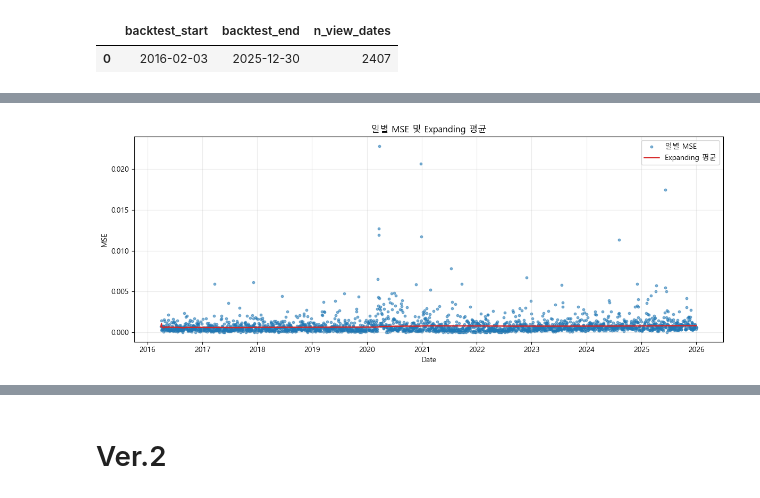
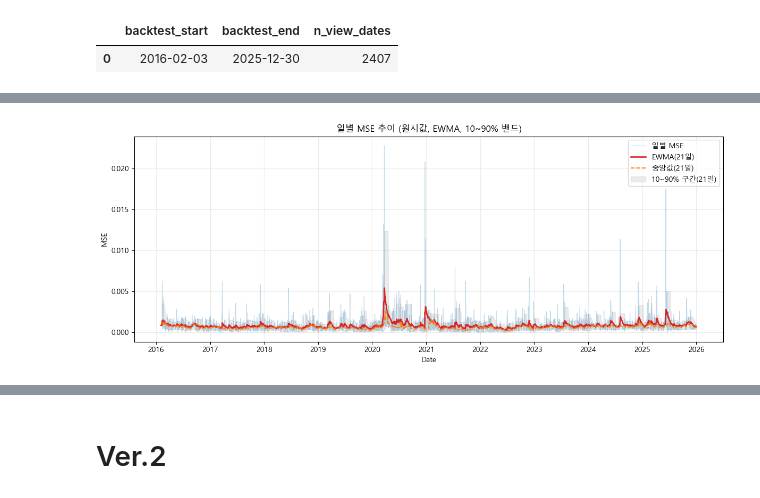
Before and after one commit to NGSFHSDO/DB-IFC, a Jupyter notebook: Final.ipynb, the cells around one changed output, grey strips where cells are left out. Saved outputs shown, nothing was run; the diff lists cells and outputs as text; code cells hidden in the pictures.

```diff
--- a/Final.ipynb
+++ b/Final.ipynb
@@ -136,7 +191,7 @@ ax.set_yticks(np.arange(len(heat.index)))
 ax.set_yticklabels(heat.index.astype(str))
 
 if use_kr:
-    ax.set_title(f"유니버스 종목수 히트맵(월평균, 누적 {MIN_REPORT_COUNT}개 이상)")
+    ax.set_title(f"일평균 리포트 종목수 히트맵(월평균, 누적 리포트 {MIN_REPORT_COUNT}개 이상)")
     ax.set_xlabel("월")
     ax.set_ylabel("연도")
     cbar_label = "월평균 종목수"
@@ -756,8 +822,8 @@ def calc_mdd(cum):
 # %%
 # 21) 백테스트 실행
 RISK_AVERSION = 2.5
-OMEGA_MIN_OBS = 20
 OMEGA_FALLBACK_MSE = 1e-4
+OMEGA_EWMA_SPAN = 21
 MIN_COVERAGE = 0.9
 TAU = 1.0
 LONG_ONLY = True
@@ -766,7 +832,7 @@ TRANSACTION_COST_BPS = 0.0
 SELL_TAX_BPS = 0.0
 
 ret_index = ret_wide.index
-omega_day_sse, omega_day_cnt = 0.0, 0
+omega_ewma_mse = np.nan
 omega_daily_hist = []
 results, weights_hist = [], []
 prev_w, prev_tickers = None, None
@@ -782,7 +848,7 @@ for view_date in tqdm(view_dates, desc="Backtest", total=len(view_dates)):
             continue
         P = build_pick_matrix(tu, tv)
         tau = (1.0 / len(tu)) if TAU is None else float(TAU)
-        omega_level = get_omega_level(omega_day_sse, omega_day_cnt, OMEGA_MIN_OBS, OMEGA_FALLBACK_MSE)
+        omega_level = get_omega_level(omega_ewma_mse, OMEGA_FALLBACK_MSE)
         Omega = np.eye(len(Q), dtype=float) * omega_level
 
         live = pd.to_datetime(view_date) >= pd.to_datetime(backtest_start)
@@ -809,7 +875,7 @@ for view_date in tqdm(view_dates, desc="Backtest", total=len(view_dates)):
 
     ps = pd.Series(Q, index=tv)
     rs = pd.Series(ret_vec, index=tick_ret)
-    omega_day_sse, omega_day_cnt, omega_daily_hist = update_omega_state(ps, rs, omega_day_sse, omega_day_cnt, omega_daily_hist, view_date, ret_date)
+    _, omega_ewma_mse, omega_daily_hist = update_omega_state(ps, rs, omega_ewma_mse, OMEGA_EWMA_SPAN, omega_daily_hist, view_date, ret_date)
 
     if pd.to_datetime(view_date) < pd.to_datetime(backtest_start):
         continue
@@ -894,45 +975,57 @@ else:
     if date_col is None or ("mse_day" not in d.columns):
         print("omega_daily에 필요한 컬럼(ret_date/view_date, mse_day)이 없습니다.")
     else:
         d[date_col] = pd.to_datetime(d[date_col])
         d = d.sort_values(date_col)
         d["mse_day"] = pd.to_numeric(d["mse_day"], errors="coerce")
         d = d.dropna(subset=["mse_day"]).copy()
 
         if d.empty:
             print("표시할 mse_day 데이터가 없습니다.")
         else:
-            if "omega_day_expanding" not in d.columns:
-                d["omega_day_expanding"] = d["mse_day"].expanding().mean()
+            d = d.set_index(date_col)
+
+            # 노이즈가 큰 일별 MSE를 라인 + 스무딩 + 변동 밴드로 표현
+            roll_w = 21
+            d["mse_ewm"] = d["mse_day"].ewm(span=roll_w, adjust=False).mean()
+            d["mse_med"] = d["mse_day"].rolling(roll_w, min_periods=5).median()
+            d["mse_q10"] = d["mse_day"].rolling(roll_w, min_periods=5).quantile(0.10)
+            d["mse_q90"] = d["mse_day"].rolling(roll_w, min_periods=5).quantile(0.90)
 
             use_kr = ("_KR_FONT" in globals()) and (_KR_FONT is not None)
             if use_kr:
-                title_txt = "일별 MSE 및 Expanding 평균"
+                title_txt = "일별 MSE 추이 (원시값, EWMA, 10~90% 밴드)"
                 x_txt = "Date"
                 y_txt = "MSE"
-                l1 = "일별 MSE"
-                l2 = "Expanding 평균"
+                l_raw = "일별 MSE"
+                l_ewm = "EWMA(21일)"
+                l_med = "중앙값(21일)"
+                l_band = "10~90% 구간(21일)"
             else:
-                title_txt = "Daily MSE and Expanding Mean"
+                title_txt = "Daily MSE Trend (raw, EWMA, 10-90% band)"
                 x_txt = "Date"
                 y_txt = "MSE"
-                l1 = "Daily MSE"
-                l2 = "Expanding mean"
+                l_raw = "Daily MSE"
+                l_ewm = "EWMA(21d)"
+                l_med = "Median(21d)"
+                l_band = "10-90% band(21d)"
 
             fig, ax = plt.subplots(figsize=(12, 4.8))
-            ax.scatter(d[date_col], d["mse_day"], s=10, alpha=0.55, label=l1)
-            ax.plot(d[date_col], d["omega_day_expanding"], color="tab:red", linewidth=1.8, label=l2)
+            ax.plot(d.index, d["mse_day"], color="tab:blue", linewidth=0.8, alpha=0.28, label=l_raw)
+            ax.plot(d.index, d["mse_ewm"], color="tab:red", linewidth=1.9, label=l_ewm)
+            ax.plot(d.index, d["mse_med"], color="tab:orange", linewidth=1.4, linestyle="--", label=l_med)
+            ax.fill_between(d.index, d["mse_q10"], d["mse_q90"], color="tab:gray", alpha=0.15, label=l_band)
             ax.set_title(title_txt)
             ax.set_xlabel(x_txt)
             ax.set_ylabel(y_txt)
             ax.grid(alpha=0.25)
             ax.legend(loc="best")
             plt.tight_layout()
             plt.show()
 
-            d[[date_col, "mse_day", "omega_day_expanding"]].tail(10)
+            d.reset_index()[[date_col, "mse_day", "mse_ewm", "mse_med"]].tail(10)
 # %% [output]
-[figure, old version]
+[figure, new version]
 # %%
 # 22) 성과 요약
 ANNUALIZATION = 252
```
Also changed, not shown: parts of 8 cells of this notebook.
